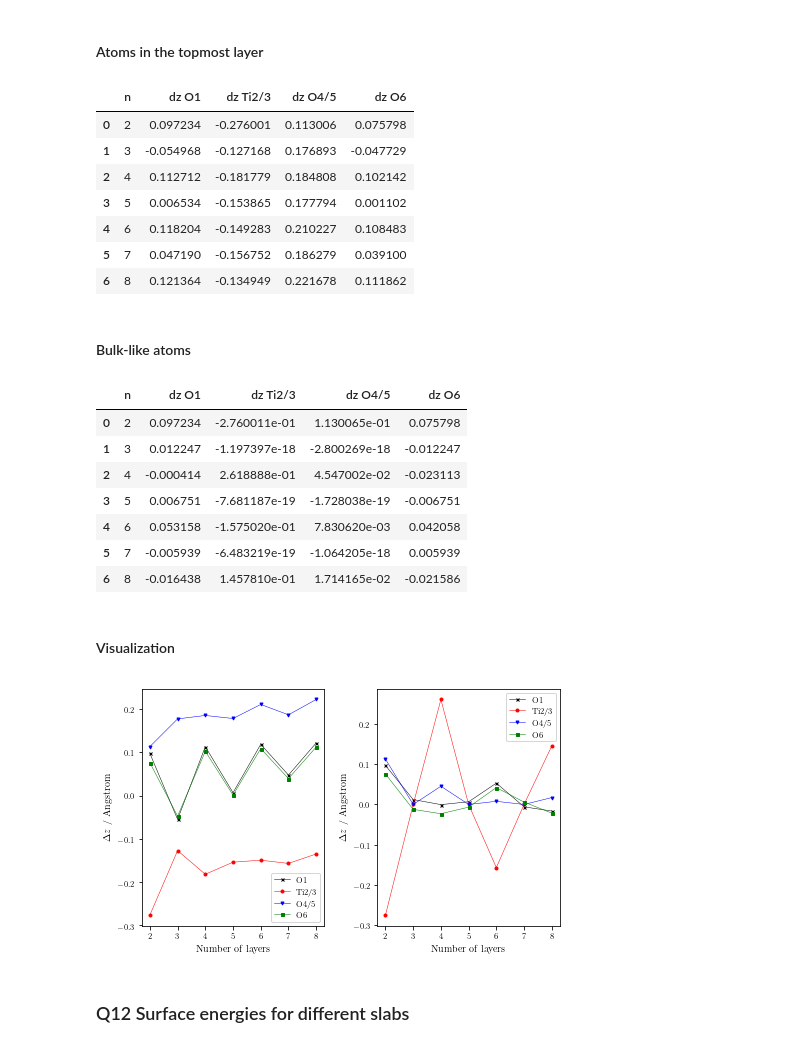
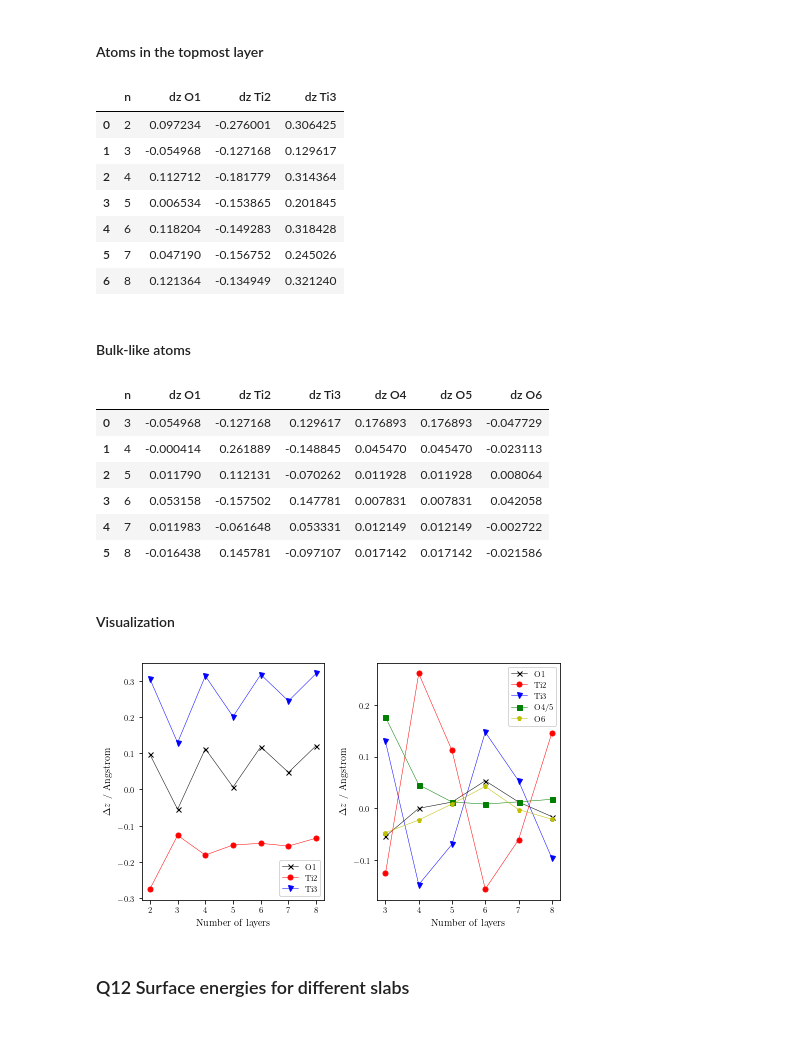
Before and after one commit to tomfroembgen/WP12, a Jupyter notebook: 3_bredow/wp12_3.ipynb, the cells around one changed output. Saved outputs shown, nothing was run; the diff lists cells and outputs as text; code cells hidden in the pictures.

```diff
--- a/3_bredow/wp12_3.ipynb
+++ b/3_bredow/wp12_3.ipynb
@@ -415,32 +415,31 @@ for j, file in enumerate(flist):
         lines = []
         lines = f.readlines()
         dzo1 = float(lines[numbers[j][6]].split()[5]) - float(lines[numbers[j][0]].split()[5])
-        dzti23 = float(lines[numbers[j][7]].split()[5]) - float(lines[numbers[j][1]].split()[5])
-        dzo45 = float(lines[numbers[j][9]].split()[5]) - float(lines[numbers[j][3]].split()[5])
-        dzo6 = float(lines[numbers[j][11]].split()[5]) - float(lines[numbers[j][5]].split()[5])
+        dzti2 = float(lines[numbers[j][7]].split()[5]) - float(lines[numbers[j][1]].split()[5])
+        dzti3 = float(lines[numbers[j][8]].split()[5]) - float(lines[numbers[j][2]].split()[5])
 
-        data.append([layers[j], dzo1, dzti23, dzo45, dzo6])
-cols = ["n", "dz O1", "dz Ti2/3", "dz O4/5", "dz O6"]
+        data.append([layers[j], dzo1, dzti2, dzti3])
+cols = ["n", "dz O1", "dz Ti2", "dz Ti3"]
 df = pd.DataFrame(columns=cols, data=data)
 display(df)
 
 save_loc = os.path.join(os.path.realpath("."), "ex2/dz-surf.csv")
 df.to_csv(save_loc, index=False)
 # %% [output]
-|  | n | dz O1 | dz Ti2/3 | dz O4/5 | dz O6 |
-| 0 | 2 | 0.097234 | -0.276001 | 0.113006 | 0.075798 |
-| 1 | 3 | -0.054968 | -0.127168 | 0.176893 | -0.047729 |
-| 2 | 4 | 0.112712 | -0.181779 | 0.184808 | 0.102142 |
-| 3 | 5 | 0.006534 | -0.153865 | 0.177794 | 0.001102 |
-| 4 | 6 | 0.118204 | -0.149283 | 0.210227 | 0.108483 |
-| 5 | 7 | 0.047190 | -0.156752 | 0.186279 | 0.039100 |
-| 6 | 8 | 0.121364 | -0.134949 | 0.221678 | 0.111862 |
+|  | n | dz O1 | dz Ti2 | dz Ti3 |
+| 0 | 2 | 0.097234 | -0.276001 | 0.306425 |
+| 1 | 3 | -0.054968 | -0.127168 | 0.129617 |
+| 2 | 4 | 0.112712 | -0.181779 | 0.314364 |
+| 3 | 5 | 0.006534 | -0.153865 | 0.201845 |
+| 4 | 6 | 0.118204 | -0.149283 | 0.318428 |
+| 5 | 7 | 0.047190 | -0.156752 | 0.245026 |
+| 6 | 8 | 0.121364 | -0.134949 | 0.321240 |
 # %% [markdown]
 #### Bulk-like atoms
 # %%
 def getFileList110():
     filelist = []
-    for file in sorted(Path("./ex2/slab/pbesol-rev2/110/").rglob("[2-8]/*.out")):
+    for file in sorted(Path("./ex2/slab/pbesol-rev2/110/").rglob("[3-8]/*.out")):
         filelist.append(file)
 
     if len(filelist) == 0:
@@ -462,64 +461,70 @@ for k, file in enumerate(flist):
         numbers.append(lines)
 
 data = []
-layers = [2, 3, 4, 5, 6, 7, 8]
+layers = [3, 4, 5, 6, 7, 8]
 for j, file in enumerate(flist):
     with open(file) as f:
         lines = []
         lines = f.readlines()
         dzo1 = float(lines[numbers[j][6]].split()[5]) - float(lines[numbers[j][0]].split()[5])
-        dzti23 = float(lines[numbers[j][7]].split()[5]) - float(lines[numbers[j][1]].split()[5])
-        dzo45 = float(lines[numbers[j][9]].split()[5]) - float(lines[numbers[j][3]].split()[5])
+        dzti2 = float(lines[numbers[j][7]].split()[5]) - float(lines[numbers[j][1]].split()[5])
+        dzti3 = float(lines[numbers[j][8]].split()[5]) - float(lines[numbers[j][2]].split()[5])
+        dzo4 = float(lines[numbers[j][9]].split()[5]) - float(lines[numbers[j][3]].split()[5])
+        dzo5 = float(lines[numbers[j][10]].split()[5]) - float(lines[numbers[j][4]].split()[5])
         dzo6 = float(lines[numbers[j][11]].split()[5]) - float(lines[numbers[j][5]].split()[5])
 
-        data.append([layers[j], dzo1, dzti23, dzo45, dzo6])
-cols = ["n", "dz O1", "dz Ti2/3", "dz O4/5", "dz O6"]
+        data.append([layers[j], dzo1, dzti2, dzti3, dzo4, dzo5, dzo6])
+cols = ["n", "dz O1", "dz Ti2", "dz Ti3",  "dz O4", "dz O5", "dz O6"]
 df = pd.DataFrame(columns=cols, data=data)
 display(df)
 
 save_loc = os.path.join(os.path.realpath("."), "ex2/dz-bulk.csv")
 df.to_csv(save_loc, index=False)
 # %% [output]
-|  | n | dz O1 | dz Ti2/3 | dz O4/5 | dz O6 |
-| 0 | 2 | 0.097234 | -2.760011e-01 | 1.130065e-01 | 0.075798 |
-| 1 | 3 | 0.012247 | -1.197397e-18 | -2.800269e-18 | -0.012247 |
-| 2 | 4 | -0.000414 | 2.618888e-01 | 4.547002e-02 | -0.023113 |
-| 3 | 5 | 0.006751 | -7.681187e-19 | -1.728038e-19 | -0.006751 |
-| 4 | 6 | 0.053158 | -1.575020e-01 | 7.830620e-03 | 0.042058 |
-| 5 | 7 | -0.005939 | -6.483219e-19 | -1.064205e-18 | 0.005939 |
-| 6 | 8 | -0.016438 | 1.457810e-01 | 1.714165e-02 | -0.021586 |
+|  | n | dz O1 | dz Ti2 | dz Ti3 | dz O4 | dz O5 | dz O6 |
+| 0 | 3 | -0.054968 | -0.127168 | 0.129617 | 0.176893 | 0.176893 | -0.047729 |
+| 1 | 4 | -0.000414 | 0.261889 | -0.148845 | 0.045470 | 0.045470 | -0.023113 |
+| 2 | 5 | 0.011790 | 0.112131 | -0.070262 | 0.011928 | 0.011928 | 0.008064 |
+| 3 | 6 | 0.053158 | -0.157502 | 0.147781 | 0.007831 | 0.007831 | 0.042058 |
+| 4 | 7 | 0.011983 | -0.061648 | 0.053331 | 0.012149 | 0.012149 | -0.002722 |
+| 5 | 8 | -0.016438 | 0.145781 | -0.097107 | 0.017142 | 0.017142 | -0.021586 |
 # %% [markdown]
 #### Visualization
 # %%
 top = pd.read_csv("./ex2/dz-surf.csv", delimiter=",")
 bulk = pd.read_csv("./ex2/dz-bulk.csv", delimiter=",")
 
 num_vert_plots = 1
 num_hor_plots = 2
 fig, ax = plt.subplots(num_vert_plots, num_hor_plots, figsize=(fig_width, fig_height))
 
-labels = ["O1", "Ti2/3", "O4/5", "O6"]
-colors = ["k","r", "b", "g"]
-markers = ["x","o", "v", "s"]
-names = ["dz O1","dz Ti2/3","dz O4/5","dz O6"]
+labels = ["O1", "Ti2", "Ti3"]
+colors = ["k","r", "b"]
+markers = ["x","o", "v"]
+names = ["dz O1","dz Ti2","dz Ti3"]
 
 for i, name in enumerate(names):
-      ax[0].plot(top["n"], top[name], color=colors[i], marker=markers[i], label=labels[i], markersize=3, lw=0.5)
+      ax[0].plot(top["n"], top[name], color=colors[i], marker=markers[i], label=labels[i], markersize=5, lw=0.5)
       ax[0].set_xlabel("Number of layers")
       ax[0].set_ylabel(r"$\Delta z$ / Angstrom")
       ax[0].legend(loc="best", fancybox=True)
 
+labels = ["O1", "Ti2", "Ti3", "O4/5", "O6"]
+colors = ["k","r", "b", "g", "y"]
+markers = ["x","o", "v", "s", "p"]
+names = ["dz O1","dz Ti2", "dz Ti3", "dz O4","dz O6"]
+
 for i, name in enumerate(names):
-      ax[1].plot(bulk["n"], bulk[name], color=colors[i], marker=markers[i], label=labels[i], markersize=3, lw=0.5)
+      ax[1].plot(bulk["n"], bulk[name], color=colors[i], marker=markers[i], label=labels[i], markersize=5, lw=0.5)
       ax[1].set_xlabel("Number of layers")
       ax[1].set_ylabel(r"$\Delta z$ / Angstrom")
       ax[1].legend(loc="best", fancybox=True)
 
 fig.tight_layout()
 save_plot_as_pgf(fig, "protocol/Graphen/dz.pgf")
 plt.show()
 # %% [output]
-[figure, old version]
+[figure, new version]
 # %% [markdown]
 ### Q12 Surface energies for different slabs
 # %% [markdown]
```
Also changed, not shown: parts of 2 cells of this notebook, 10 other files.
